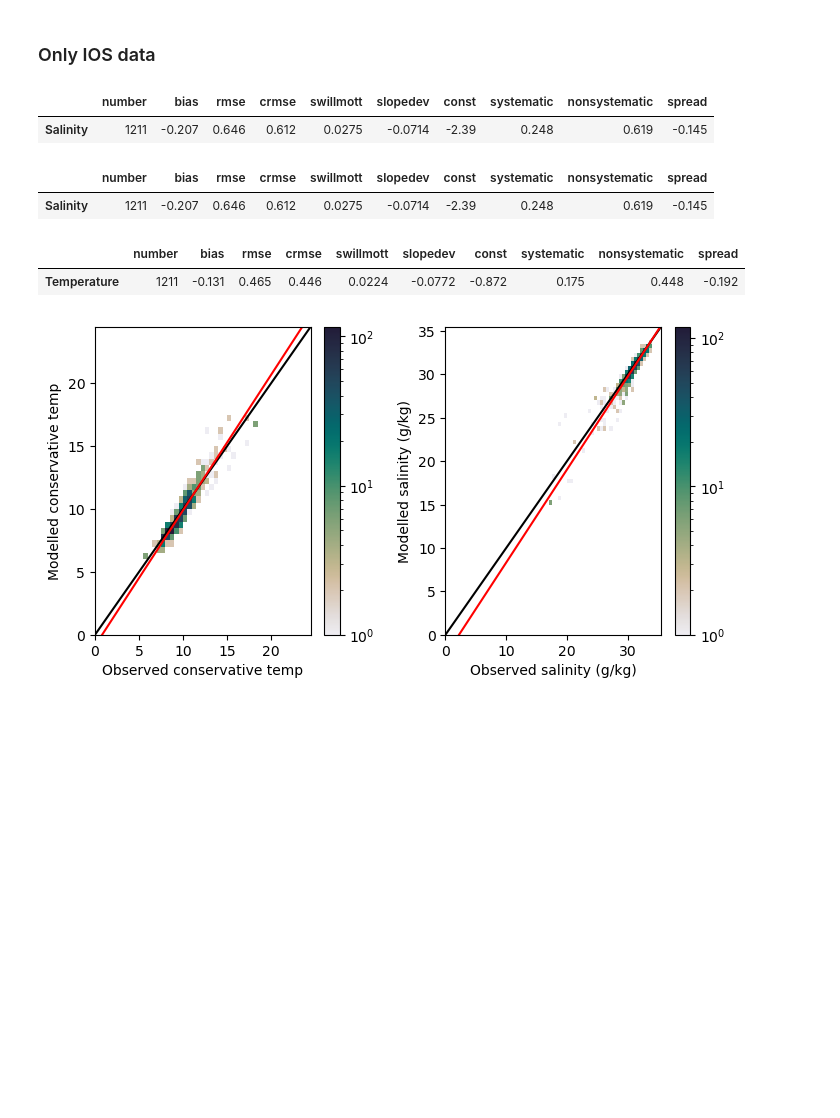
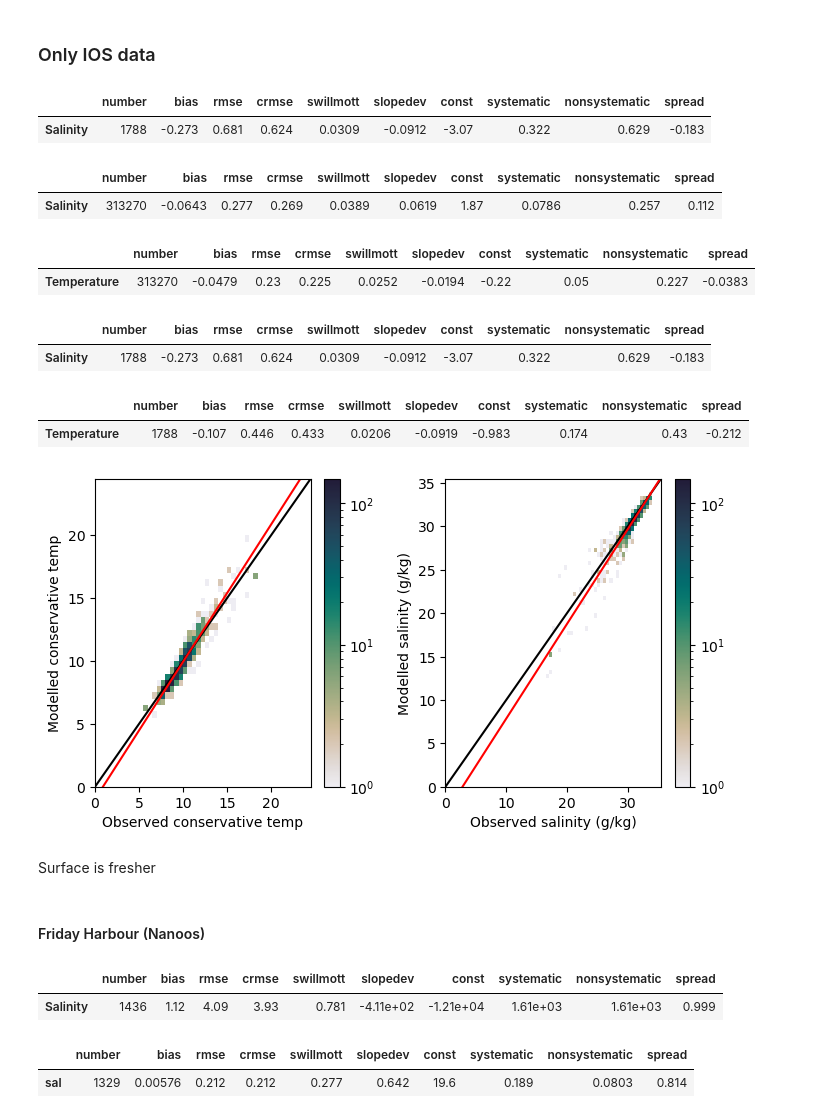
Before and after one commit to SalishSeaCast/analysis-camryn, a Jupyter notebook: notebooks/model_evals/model_eval.ipynb, the cells around one changed output. Saved outputs shown, nothing was run; the diff lists cells and outputs as text; code cells hidden in the pictures; blank space fills up the shorter version.

```diff
--- a/notebooks/model_evals/model_eval.ipynb
+++ b/notebooks/model_evals/model_eval.ipynb
@@ -319,10 +341,10 @@ idepth = 0
 jdepth = 39
 
 sal_data,d_sal = get_combined([2017,2018,2019,2020,2021,2022]
-                                          , []#[2015, 2016, 2017]
-                                          , []#[2015, 2016, 2017, 2018]
-                                       , [2012,2013]#[2014, 2015, 2016, 2017, 2018, 2019, 2020, 2021, 2022]
-                                       , []#[2013, 2014, 2015, 2016, 2017, 2018, 2019, 2020, 2021, 2022]
+                                          , []
+                                          , []
+                                       , [2012,2013,2014,2015,2016,2017,2018,2019,2020,2021,2022]
+                                       , []
                                           , idepth, jdepth, 'alldepths')
 
 d_sal.style.format(myformat).apply(highlight_max_min)
@@ -344,11 +366,11 @@ idepth = 0
 jdepth = 39
 theta_sym = '\u03B8'
 
-temp_data,d_temp = get_combined([2008,2017,2018,2019,2020,2021,2022]
-                                          , []#[2015, 2016, 2017]
-                                          , []#[2015, 2016, 2017, 2018]
-                                       , [2012,2013]#[2014, 2015, 2016, 2017, 2018, 2019, 2020, 2021, 2022]
-                                       , []#[2013, 2014, 2015, 2016, 2017, 2018, 2019, 2020, 2021, 2022]
+temp_data,d_temp = get_combined([2017,2018,2019,2020,2021,2022]
+                                          , []
+                                          , []
+                                       , [2012,2013,2014, 2015, 2016, 2017, 2018, 2019, 2020, 2021, 2022]
+                                       , []
                                           , idepth, jdepth, 'alldepths')
 
 
@@ -401,17 +423,17 @@ scale = 24
 idepth = 0
 jdepth = 39
 
-sal_data,d_sal = get_combined([2017,2018,2019,2020,2021,2022]
+sal_data,d_sal_ios = get_combined([2017,2018,2019,2020,2021,2022]
                                           , []#[2015, 2016, 2017]
                                           , []#[2015, 2016, 2017, 2018]
                                        , []#[2014, 2015, 2016, 2017, 2018, 2019, 2020, 2021, 2022]
                                        , []#[2013, 2014, 2015, 2016, 2017, 2018, 2019, 2020, 2021, 2022]
                                           , idepth, jdepth, 'alldepths')
 
-d_sal.style.format(myformat).apply(highlight_max_min)
+d_sal_ios.style.format(myformat).apply(highlight_max_min)
 # %% [output]
 |  | number | bias | rmse | crmse | swillmott | slopedev | const | systematic | nonsystematic | spread |
-| Salinity | 1211 | -0.207 | 0.646 | 0.612 | 0.0275 | -0.0714 | -2.39 | 0.248 | 0.619 | -0.145 |
+| Salinity | 1788 | -0.273 | 0.681 | 0.624 | 0.0309 | -0.0912 | -3.07 | 0.322 | 0.629 | -0.183 |
 # %%
 field = 'Temperature'
 obsn = 'consT'
@@ -425,7 +447,7 @@ idepth = 0
 jdepth = 39
 theta_sym = '\u03B8'
 
-temp_data,d_temp = get_combined([2008,2017,2018,2019,2020,2021,2022]
+temp_data,d_temp_ios = get_combined([2017,2018,2019,2020,2021,2022]
                                           , []#[2015, 2016, 2017]
                                           , []#[2015, 2016, 2017, 2018]
                                        , []#[2014, 2015, 2016, 2017, 2018, 2019, 2020, 2021, 2022]
@@ -437,34 +459,75 @@ fig,[ax,ax2] = plt.subplots(1,2,figsize=(8,4))
 counts, xedges, yedges, color = ax.hist2d(temp_data['consT'],temp_data['mod_votemper'],
                                            bins=np.arange(vmin, vmax, dbin), norm=LogNorm(), cmap=cmap);
 # ax.set_xlabel(f'Observed {theta_sym}')
 # ax.set_ylabel(f'Modelled {theta_sym}')
 ax.set_xlabel(f'Observed conservative temp')
 ax.set_ylabel(f'Modelled conservative temp')
 fig.colorbar(color, ax=ax)
 ax.plot(np.arange(0,vmax,0.5),np.arange(0,vmax,0.5),color='k')
 a1,b1,stm,nstm = wolfram_perp(temp_data,obsn,modn)
 line = a1+np.arange(vmin, vmax, 0.5)*b1
 # slope,intercept = np.polyfit(temp_data['sea_water_temperature'],temp_data['mod_votemper'],1)
 # line = slope*temp_data['sea_water_temperature']+intercept
 ax.plot(np.arange(vmin, vmax, 0.5),line,'r')
 
 counts, xedges, yedges, color = ax2.hist2d(sal_data['SA'],sal_data['mod_vosaline'],
                                            bins=np.arange(0, 36, 0.5), norm=LogNorm(), cmap=cmap);
 ax2.set_xlabel('Observed salinity (g/kg)')
 ax2.set_ylabel('Modelled salinity (g/kg)')
 fig.colorbar(color, ax=ax2)
 ax2.plot(np.arange(0,36,0.5),np.arange(0,36,0.5),color='k')
 a1,b1,stm,nstm = wolfram_perp(sal_data,'SA','mod_vosaline')
 line = a1+np.arange(0, 36, 0.5)*b1
 ax2.plot(np.arange(0, 36, 0.5),line,'r')
 
 fig.subplots_adjust(wspace=0.3)
 
 display(d_sal.style.format(myformat).apply(highlight_max_min))
-d_temp.style.format(myformat).apply(highlight_max_min)
+display(d_temp.style.format(myformat).apply(highlight_max_min))
+display(d_sal_ios.style.format(myformat).apply(highlight_max_min))
+d_temp_ios.style.format(myformat).apply(highlight_max_min)
 # %% [output]
 |  | number | bias | rmse | crmse | swillmott | slopedev | const | systematic | nonsystematic | spread |
-| Salinity | 1211 | -0.207 | 0.646 | 0.612 | 0.0275 | -0.0714 | -2.39 | 0.248 | 0.619 | -0.145 |
+| Salinity | 313270 | -0.0643 | 0.277 | 0.269 | 0.0389 | 0.0619 | 1.87 | 0.0786 | 0.257 | 0.112 |
 |  | number | bias | rmse | crmse | swillmott | slopedev | const | systematic | nonsystematic | spread |
-| Temperature | 1211 | -0.131 | 0.465 | 0.446 | 0.0224 | -0.0772 | -0.872 | 0.175 | 0.448 | -0.192 |
+| Temperature | 313270 | -0.0479 | 0.23 | 0.225 | 0.0252 | -0.0194 | -0.22 | 0.05 | 0.227 | -0.0383 |
+|  | number | bias | rmse | crmse | swillmott | slopedev | const | systematic | nonsystematic | spread |
+| Salinity | 1788 | -0.273 | 0.681 | 0.624 | 0.0309 | -0.0912 | -3.07 | 0.322 | 0.629 | -0.183 |
+|  | number | bias | rmse | crmse | swillmott | slopedev | const | systematic | nonsystematic | spread |
+| Temperature | 1788 | -0.107 | 0.446 | 0.433 | 0.0206 | -0.0919 | -0.983 | 0.174 | 0.43 | -0.212 |
-[figure, old version]
+[figure, new version]
+# %% [markdown]
+Surface is fresher
+# %% [markdown]
+#### Friday Harbour (Nanoos)
+# %%
+field = 'Salinity'
+obsn = 'SA'
+modn = 'mod_vosaline'
+vmax = 34
+vmin = 30
+dbin = 0.5
+scale = 24
+
+idepth = 0
+jdepth = 39
+
+sal_data_FH,d_sal_FH = get_combined([]#[2017,2018,2019,2020,2021,2022]
+                                          , [2023,2024]
+                                          , []
+                                       , []#[2012,2013,2014,2015,2016,2017,2018,2019,2020,2021,2022]
+                                       , []
+                                          , idepth, jdepth, 'alldepths')
+
+d_sal_FH.style.format(myformat).apply(highlight_max_min)
+# %% [output]
+|  | number | bias | rmse | crmse | swillmott | slopedev | const | systematic | nonsystematic | spread |
+| Salinity | 1436 | 1.12 | 4.09 | 3.93 | 0.781 | -4.11e+02 | -1.21e+04 | 1.61e+03 | 1.61e+03 | 0.999 |
+# %%
+sal_data_FH_cl = sal_data_FH[sal_data_FH['SA']>20]
+
+d_sal_FH_cl = get_stats(filter_bad_data(sal_data_FH_cl),'sal' , idepth, jdepth, 'all_depths', reverse=False,string='')
+d_sal_FH_cl.style.format(myformat).apply(highlight_max_min)
+# %% [output]
+|  | number | bias | rmse | crmse | swillmott | slopedev | const | systematic | nonsystematic | spread |
+| sal | 1329 | 0.00576 | 0.212 | 0.212 | 0.277 | 0.642 | 19.6 | 0.189 | 0.0803 | 0.814 |
```
Also changed, not shown: parts of 32 cells of this notebook.
